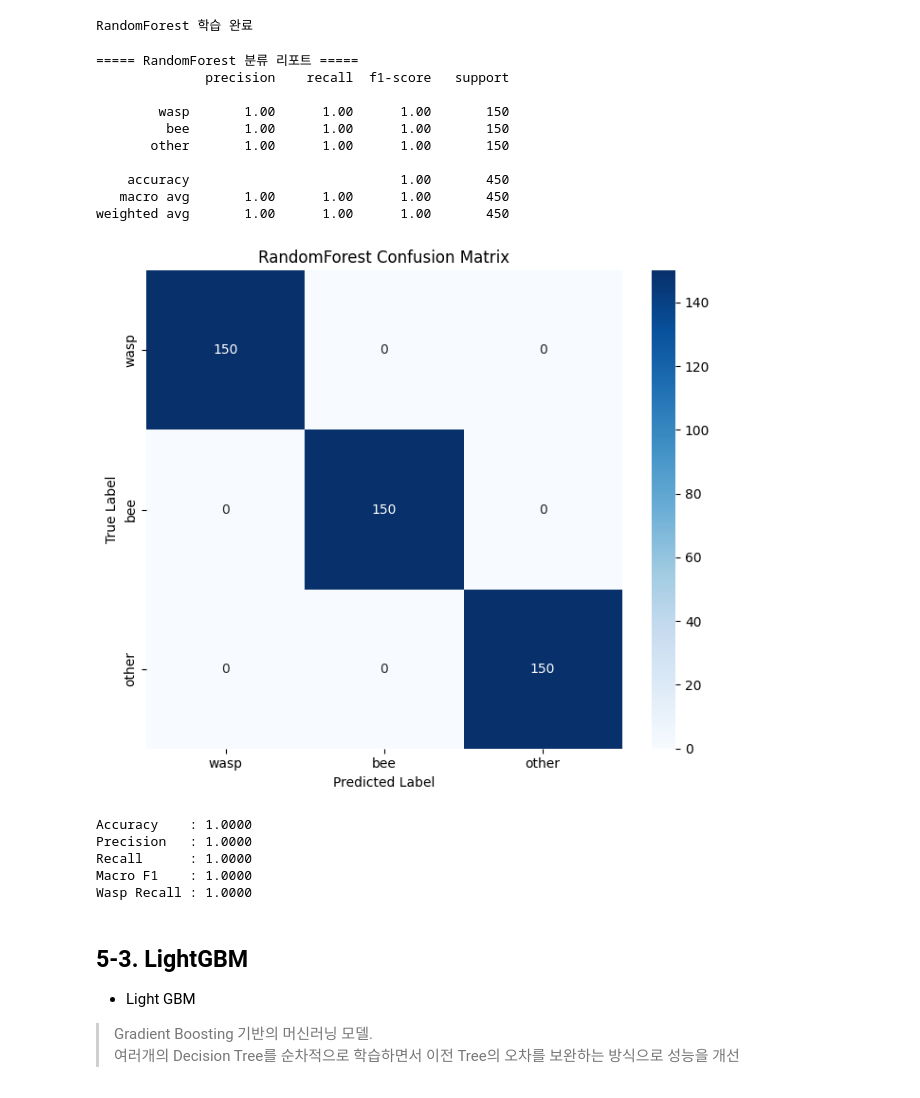
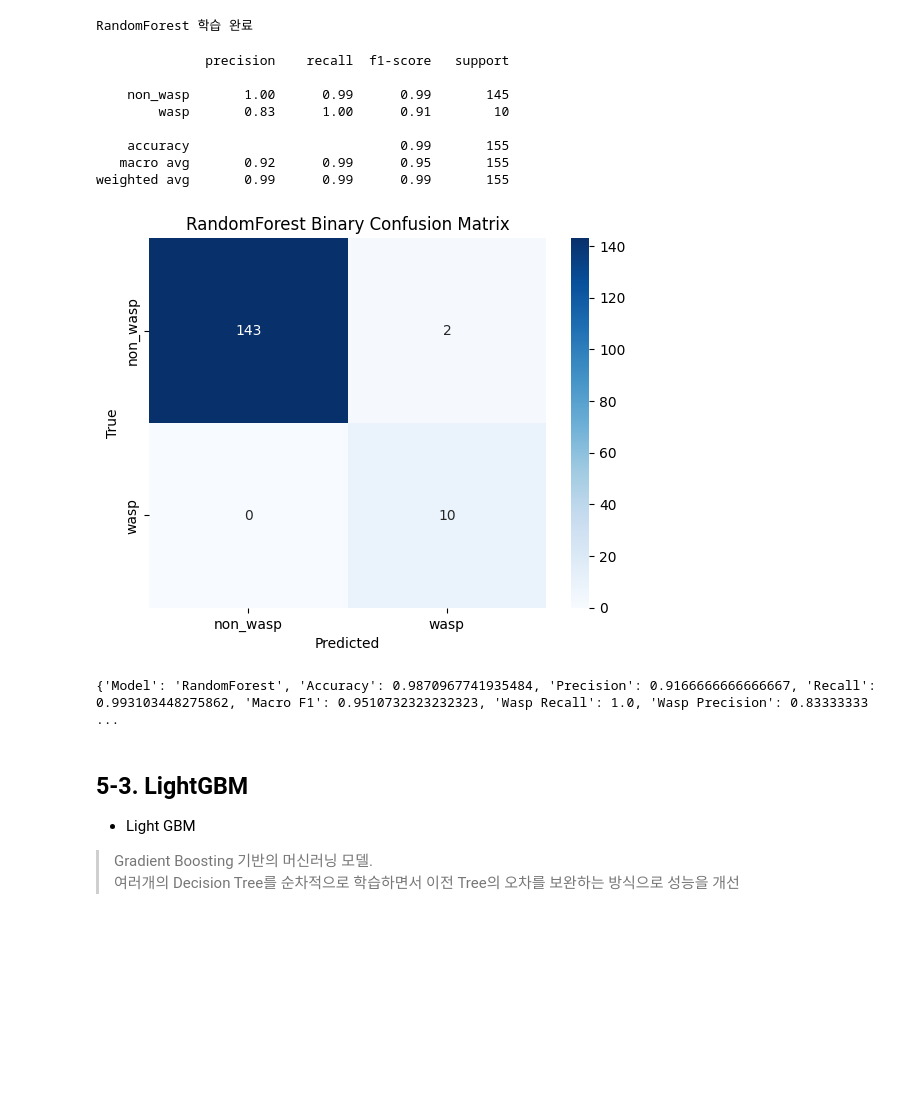
Before and after one commit to AI-First-Team-Project/Buzz, a Jupyter notebook: ai_model/sound_analysis.ipynb, the cells around one changed output. Cells and saved outputs as stored; diff of their text form; code cells hidden in the pictures; blank space fills up the shorter version.

```diff
--- a/ai_model/sound_analysis.ipynb
+++ b/ai_model/sound_analysis.ipynb
@@ -1397,33 +1064,3 @@ def extract_audio_features(audio_path):
 # %%
-ml_features = []
-ml_labels = []
-ml_file_paths = []
-
-print('===== Machine Learning Feature 생성 시작 =====')
-
-for class_index, cls in enumerate(CLASSES):
-    class_dir = os.path.join(AUDIO_DIR, cls)
-
-    audio_files = glob.glob(os.path.join(class_dir, '*.wav'))
-
-    print(f'{cls}: {len(audio_files)}개 처리중...')
-
-    for audio_file in audio_files:
-        try:
-            features = extract_audio_features(audio_file)
-
-            ml_features.append(features)
-            ml_labels.append(class_index)
-            ml_file_paths.append(audio_file)
-        except Exception as e:
-            print(f'[Warning] Feature 추출 실패: {audio_file}\n원인: {e}')
-
-print('===== Machine Learning Feature 생성 완료 =====')
-
-X_ml = np.array(ml_features, dtype = np.float32)
-y_ml = np.array(ml_labels, dtype = np.int32)
-ml_file_paths = np.array(ml_file_paths)
-
-print('Feature shape : ', X_ml.shape)
-print('Label shape   : ', y_ml.shape)
+print('ML features:', X_ml.shape, 'labels:', y_ml.shape)
 # %% [output]
@@ -1487,7 +1087,7 @@ Test :  (450, 74) (450,)
 RF 분류 모델 학습
 '''
 
-rf_model = RandomForestClassifier(n_estimators = 200, random_state = SEED, n_jobs = -1)
+rf_model = RandomForestClassifier(n_estimators = 200, random_state = SEED, n_jobs = -1, class_weight = 'balanced')
 
 rf_model.fit(X_train_ml, y_train_ml)
 
@@ -1497,29 +1097,23 @@ RandomForest 학습 완료
 # %%
 '''
 RandomForest Validation 평가
 '''
 
 # 예측
-rf_val_pred_classes = rf_model.predict(X_val_ml)
+rf_val_pred_classes = predict_classes(ordered_ml_probabilities(rf_model, X_val_ml), WASP_THRESHOLD)
 
 rf_val_result = evaluate_model(y_val_ml, rf_val_pred_classes, 'RandomForest')
 # %% [output]
-===== RandomForest 분류 리포트 =====
               precision    recall  f1-score   support
 
-        wasp       1.00      1.00      1.00       150
-         bee       1.00      1.00      1.00       150
-       other       1.00      1.00      1.00       150
+    non_wasp       1.00      0.99      0.99       145
+        wasp       0.83      1.00      0.91        10
 
-    accuracy                           1.00       450
-   macro avg       1.00      1.00      1.00       450
-weighted avg       1.00      1.00      1.00       450
+    accuracy                           0.99       155
+   macro avg       0.92      0.99      0.95       155
+weighted avg       0.99      0.99      0.99       155
-[figure, old version]
+[figure, new version]
-Accuracy    : 1.0000
-Precision   : 1.0000
-Recall      : 1.0000
-Macro F1    : 1.0000
-Wasp Recall : 1.0000
+{'Model': 'RandomForest', 'Accuracy': 0.9870967741935484, 'Precision': 0.9166666666666667, 'Recall': 0.993103448275862, 'Macro F1': 0.9510732323232323, 'Wasp Recall': 1.0, 'Wasp Precision': 0.83333333 ...
 # %% [markdown]
 ## 5-3. LightGBM
 
```
Also changed, not shown: parts of 58 cells of this notebook, 11 other files.
